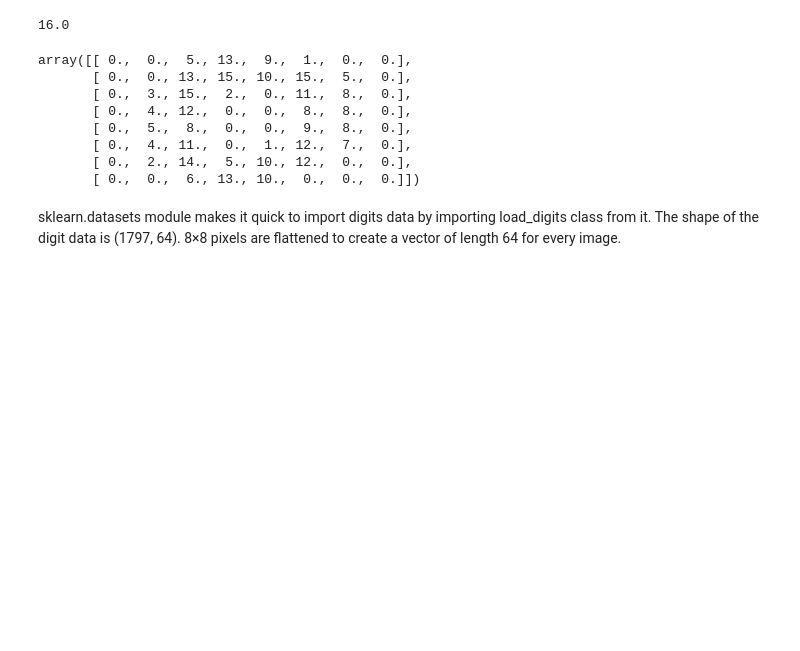
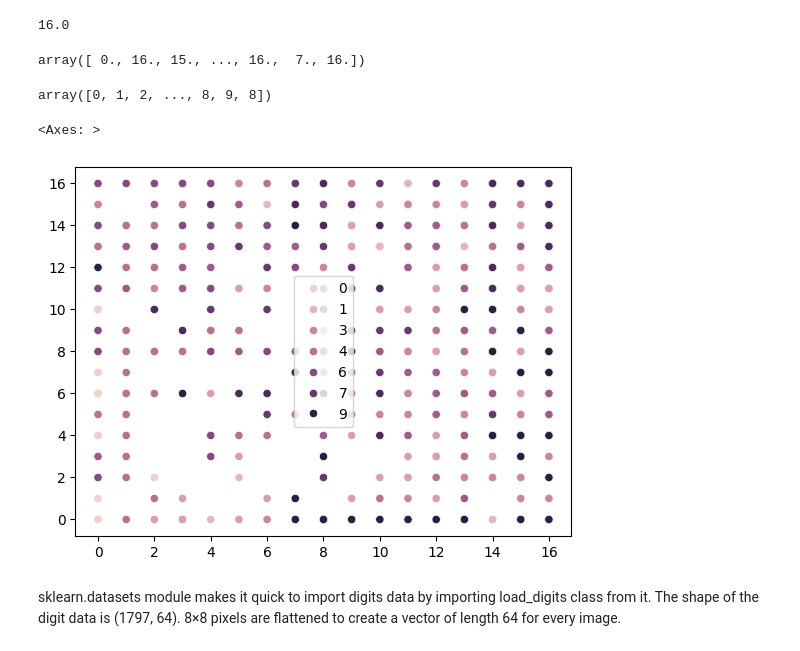
Before and after one commit to JLGOrtega/repo-clase-dsvlcsep24, a Jupyter notebook: 3-Machine_Learning/2-No_Supervisado/1-PCA/Teoria/2_Compress_image.ipynb, the cells around one changed output. Drawn from its saved outputs; the diff is of its cells as text; code cells hidden in the pictures; blank space fills up the shorter version.

```diff
--- a/3-Machine_Learning/2-No_Supervisado/1-PCA/Teoria/2_Compress_image.ipynb
+++ b/3-Machine_Learning/2-No_Supervisado/1-PCA/Teoria/2_Compress_image.ipynb
@@ -21,17 +21,21 @@ data.shape
 data.max()
 # %% [output]
 16.0
-# %%
-data[0].reshape(-1,8)
-# %% [output]
-array([[ 0.,  0.,  5., 13.,  9.,  1.,  0.,  0.],
-       [ 0.,  0., 13., 15., 10., 15.,  5.,  0.],
-       [ 0.,  3., 15.,  2.,  0., 11.,  8.,  0.],
-       [ 0.,  4., 12.,  0.,  0.,  8.,  8.,  0.],
-       [ 0.,  5.,  8.,  0.,  0.,  9.,  8.,  0.],
-       [ 0.,  4., 11.,  0.,  1., 12.,  7.,  0.],
-       [ 0.,  2., 14.,  5., 10., 12.,  0.,  0.],
-       [ 0.,  0.,  6., 13., 10.,  0.,  0.,  0.]])
+# %%
+data[:, 28]
+# %% [output]
+array([ 0., 16., 15., ..., 16.,  7., 16.])
+# %%
+digits.target
+# %% [output]
+array([0, 1, 2, ..., 8, 9, 8])
+# %%
+import seaborn as sns
+
+sns.scatterplot(x=data[:, 28], y= data[:, 35], hue=digits.target)
+# %% [output]
+<Axes: >
+[figure, added]
 # %% [markdown]
 sklearn.datasets module makes it quick to import digits data by importing load_digits class from it. The shape of the digit data is (1797, 64). 8×8 pixels are flattened to create a vector of length 64 for every image.
 # %%
```
Also changed, not shown: parts of 10 cells of this notebook, 16 other files.
